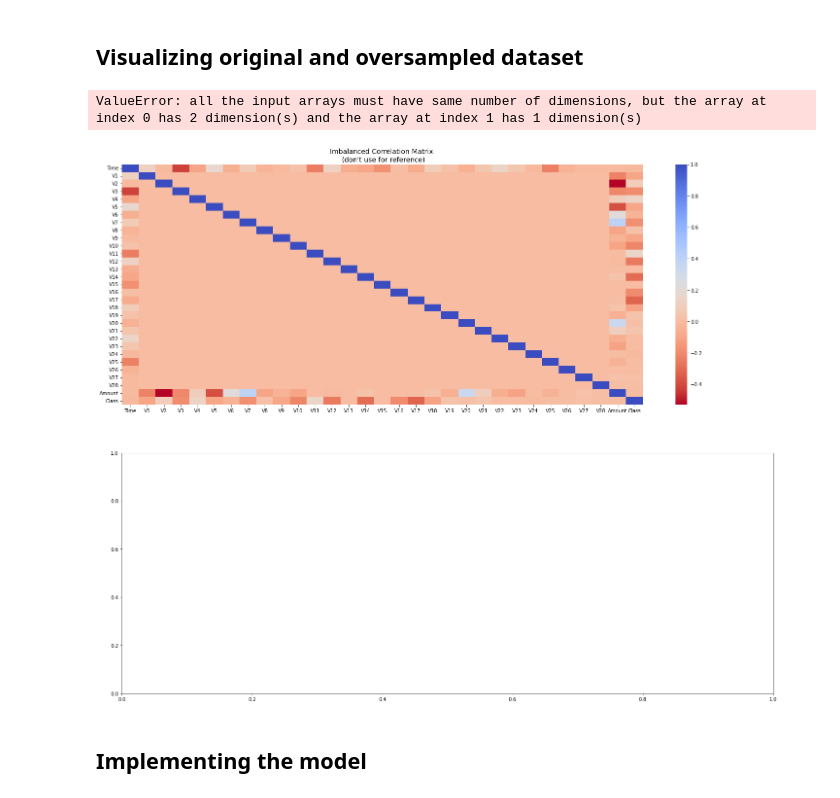
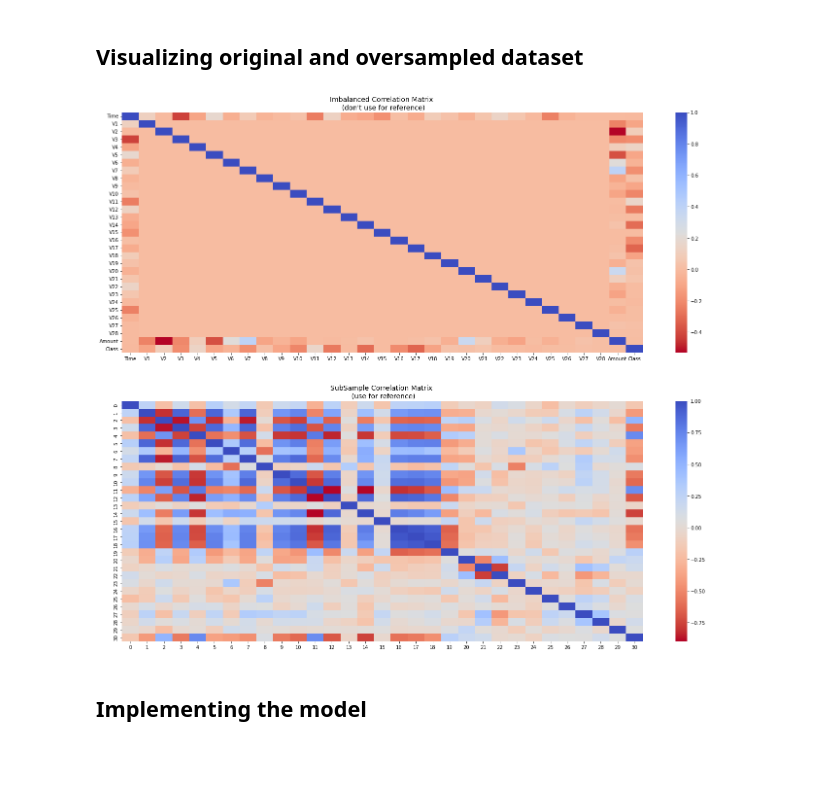
Before and after one commit to supun-priyashan/ML_Assignment2_IT19187242_IT19156484_IT19392172, a Jupyter notebook: Data preprocess and model.ipynb, the cells around one changed output. Cells and saved outputs as stored; diff of their text form; code cells hidden in the pictures; blank space fills up the shorter version.

Commit message:
Fixed error with visualization of the oversampled dataset

```diff
--- a/Data preprocess and model.ipynb
+++ b/Data preprocess and model.ipynb
@@ -50,20 +50,21 @@ Counts of not-fradulent data: 227454
 # %%
 # Make sure we use the subsample in our correlation
 
 f, (ax1, ax2) = plt.subplots(2, 1, figsize=(24,20))
 
 # Entire DataFrame
 corr = df.corr()
 sns.heatmap(corr, cmap='coolwarm_r', annot_kws={'size':20}, ax=ax1)
 ax1.set_title("Imbalanced Correlation Matrix \n (don't use for reference)", fontsize=14)
 
-sub_sample_corr = pd.DataFrame(np.append(x_train, y_train, axis = 1)).corr()
+df2 = np.column_stack([x_train, y_train])
+
+sub_sample_corr = pd.DataFrame(df2).corr()
 sns.heatmap(sub_sample_corr, cmap='coolwarm_r', annot_kws={'size':20}, ax=ax2)
 ax2.set_title('SubSample Correlation Matrix \n (use for reference)', fontsize=14)
 plt.show()
 # %% [output]
-ValueError: all the input arrays must have same number of dimensions, but the array at index 0 has 2 dimension(s) and the array at index 1 has 1 dimension(s)
-[figure, old version]
+[figure, new version]
 # %% [markdown]
 ## Implementing the model
 # %%
```
Also changed, not shown: parts of 3 cells of this notebook.
